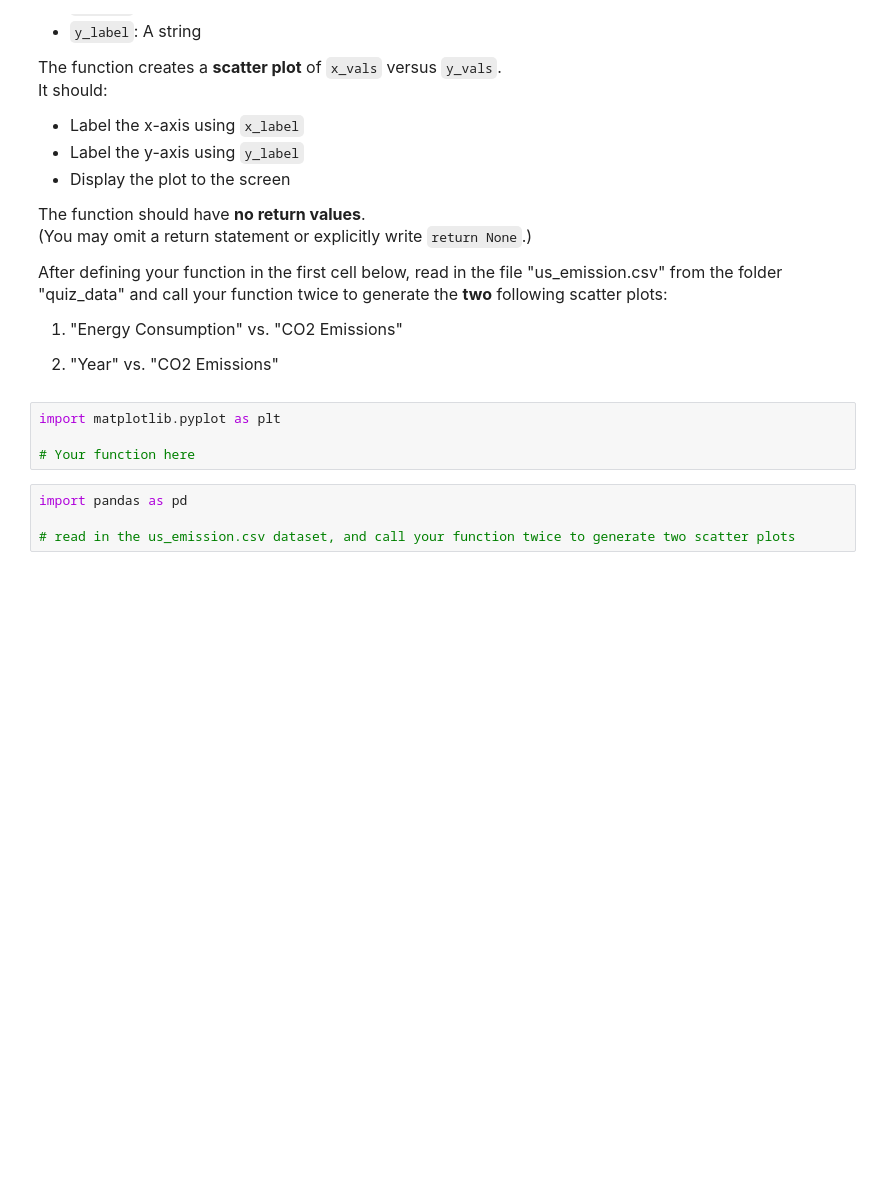
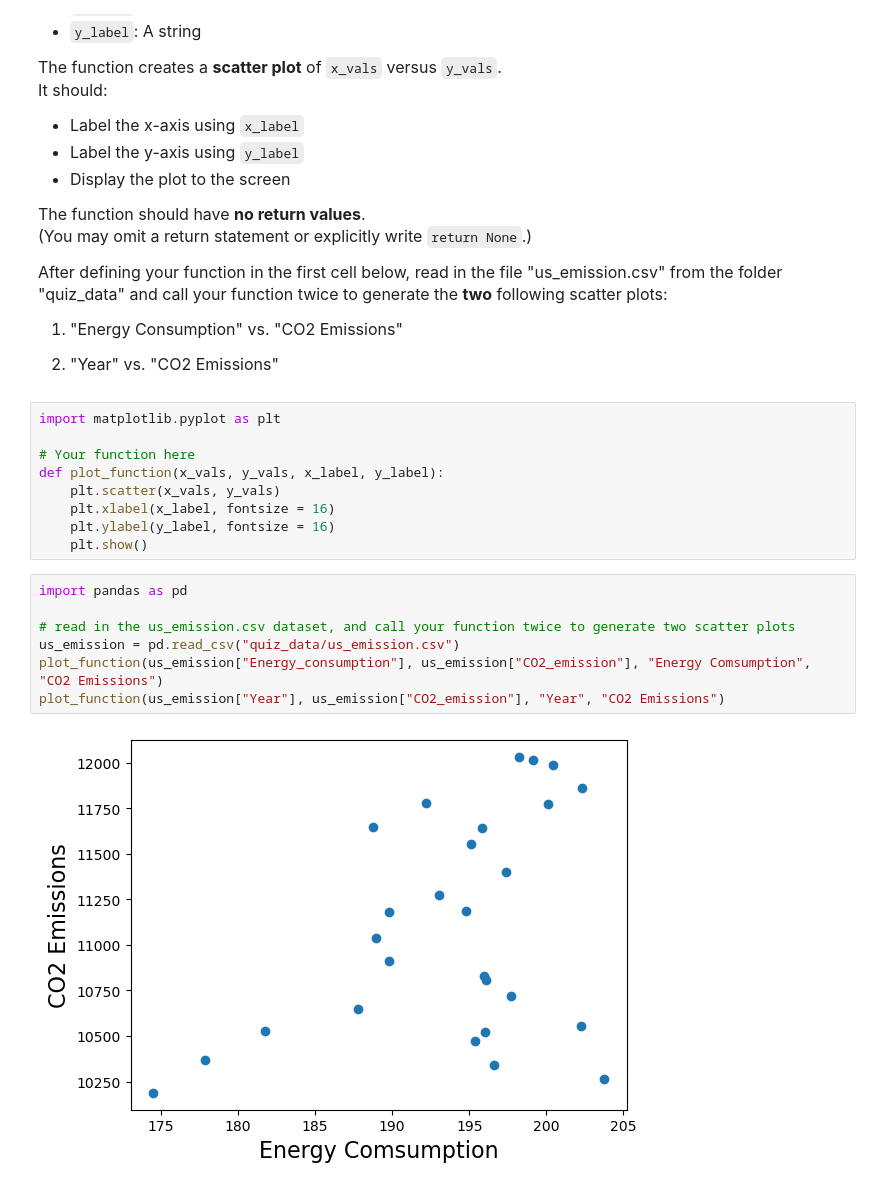
Before and after one commit to twu66021-sys/datasci151fall2026, a Jupyter notebook: _quizzes/practice_quiz_3/practice_quiz_3.ipynb, the cells around one changed output. Cells and saved outputs as stored; diff of their text form; blank space fills up the shorter version.

```diff
--- a/_quizzes/practice_quiz_3/practice_quiz_3.ipynb
+++ b/_quizzes/practice_quiz_3/practice_quiz_3.ipynb
@@ -187,7 +242,17 @@ After defining your function in the first cell below, read in the file "us_emiss
 import matplotlib.pyplot as plt
 
 # Your function here
+def plot_function(x_vals, y_vals, x_label, y_label):
+    plt.scatter(x_vals, y_vals)
+    plt.xlabel(x_label, fontsize = 16)
+    plt.ylabel(y_label, fontsize = 16)
+    plt.show()
 # %%
 import pandas as pd
 
 # read in the us_emission.csv dataset, and call your function twice to generate two scatter plots
+us_emission = pd.read_csv("quiz_data/us_emission.csv")
+plot_function(us_emission["Energy_consumption"], us_emission["CO2_emission"], "Energy Comsumption", "CO2 Emissions")
+plot_function(us_emission["Year"], us_emission["CO2_emission"], "Year", "CO2 Emissions")
+# %% [output]
+[figure, added]
```
Also changed, not shown: parts of 7 cells of this notebook, 1 other file.
